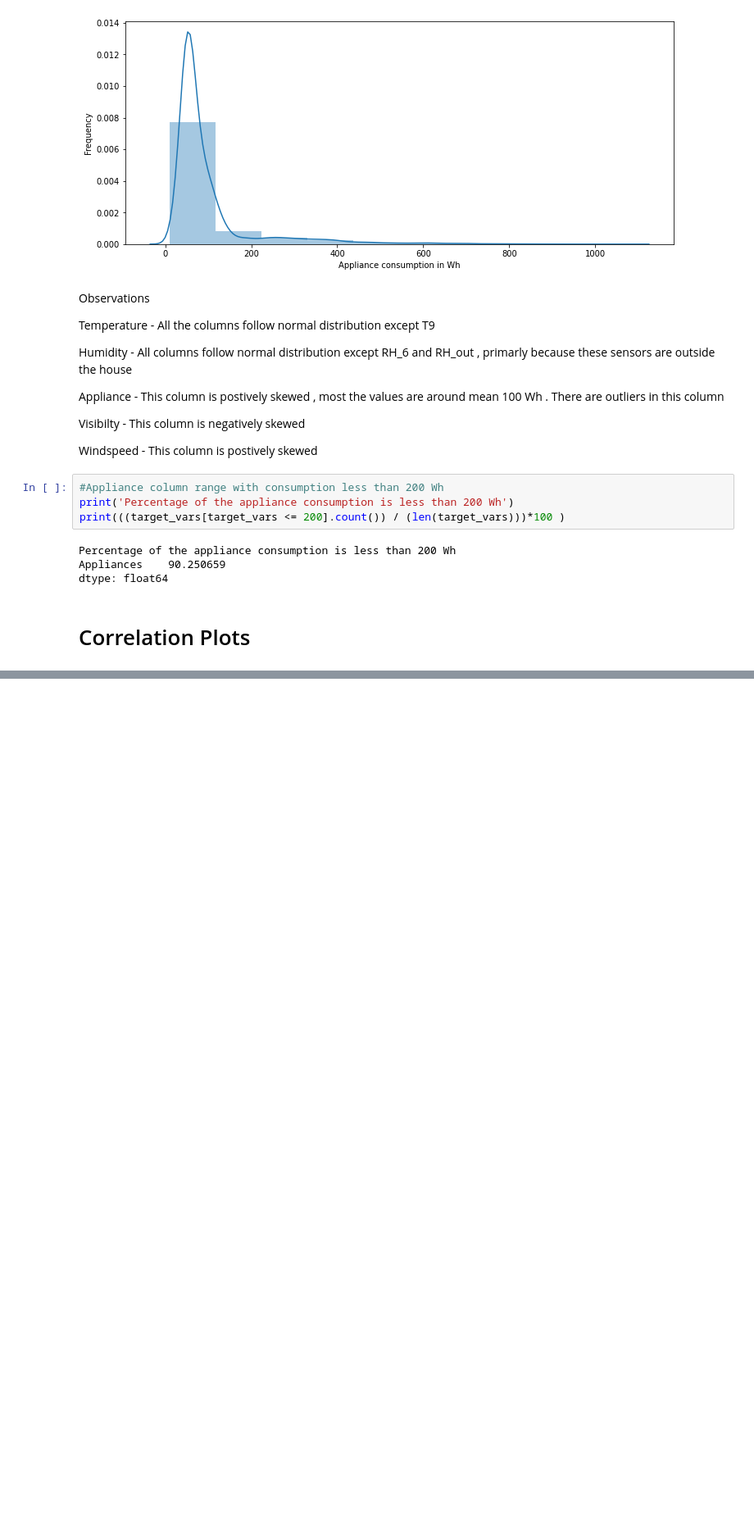
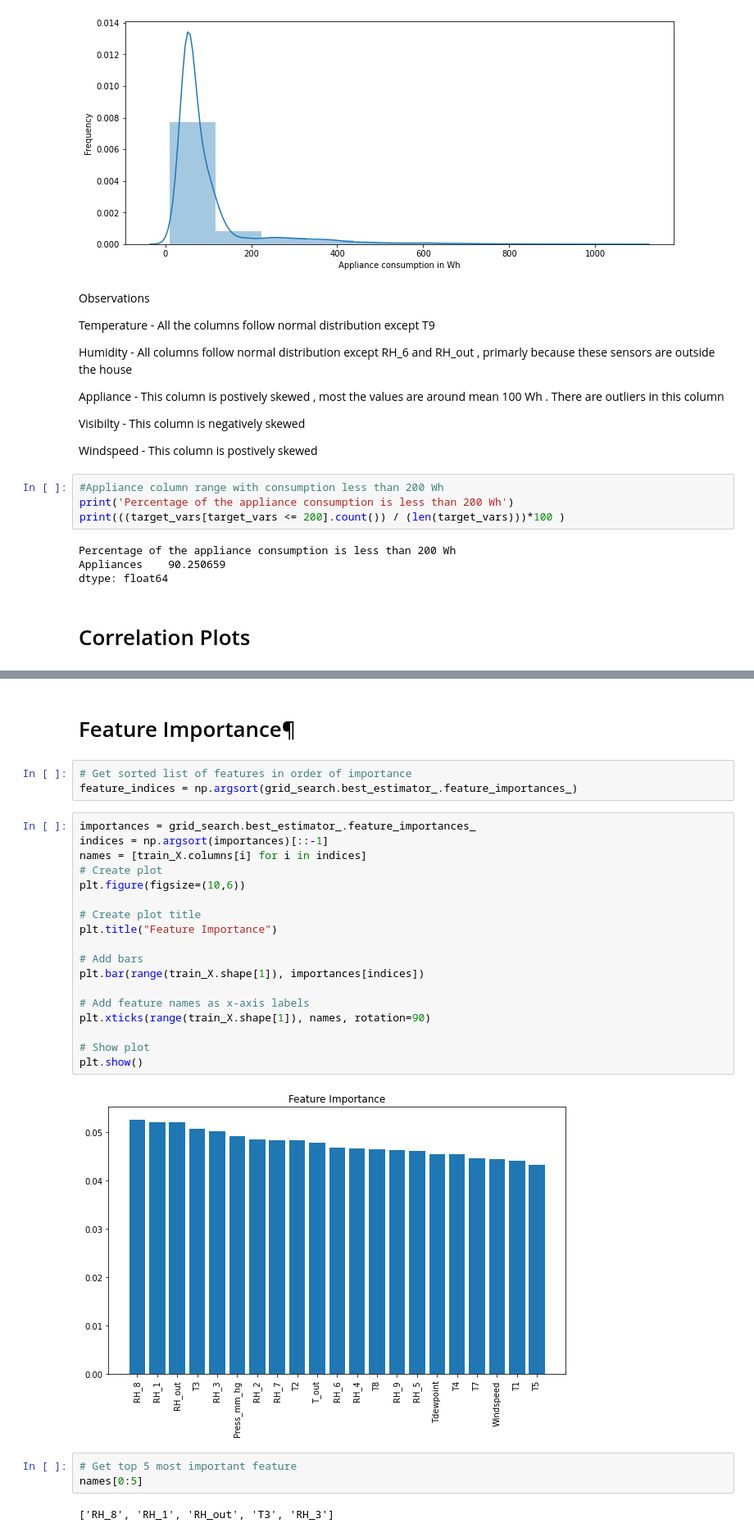
Before and after one commit to velamalaappu/icc-supervised-ml-analysis, a Jupyter notebook: module2_project.ipynb, the cells around one changed output, grey strips where cells are left out. Shown at 82% size. Cells and saved outputs as stored; diff of their text form; blank space fills up the shorter version.

```diff
--- a/module2_project.ipynb
+++ b/module2_project.ipynb
@@ -270,0 +548,30 @@ dtype: float64
+# %% [markdown]
+# Feature Importance¶
+# %%
+# Get sorted list of features in order of importance
+feature_indices = np.argsort(grid_search.best_estimator_.feature_importances_)
+# %%
+importances = grid_search.best_estimator_.feature_importances_
+indices = np.argsort(importances)[::-1]
+names = [train_X.columns[i] for i in indices]
+# Create plot
+plt.figure(figsize=(10,6))
+
+# Create plot title
+plt.title("Feature Importance")
+
+# Add bars
+plt.bar(range(train_X.shape[1]), importances[indices])
+
+# Add feature names as x-axis labels
+plt.xticks(range(train_X.shape[1]), names, rotation=90)
+
+# Show plot
+plt.show()
+# %% [output]
+[figure, added]
+# %%
+# Get top 5 most important feature
+names[0:5]
+# %% [output]
+['RH_8', 'RH_1', 'RH_out', 'T3', 'RH_3']
```
Also changed, not shown: parts of 33 cells of this notebook.
